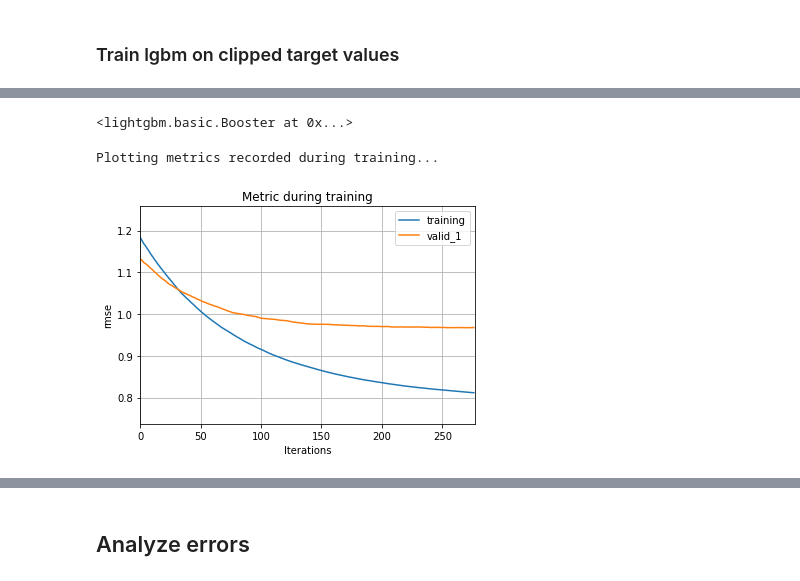
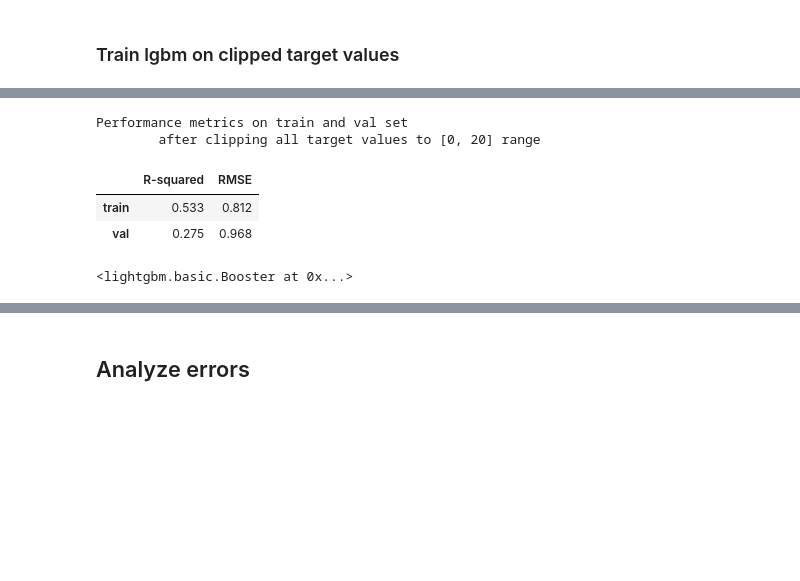
Before and after one commit to JojoYY/Coursera_Kaggle_Project, a Jupyter notebook: Tree_based_models.ipynb, the cells around one changed output, grey strips where cells are left out. Saved outputs shown, nothing was run; the diff lists cells and outputs as text; code cells hidden in the pictures; blank space fills up the shorter version.

```diff
--- a/Tree_based_models.ipynb
+++ b/Tree_based_models.ipynb
@@ -206,8 +169,8 @@ udf.train_val_metrics(y_train, pred_train, y_val, pred_val,
 # %% [markdown]
 ### Train lgbm on clipped target values
 # %%
-# model training with early stopping
-lgb_params = {
+# wtih new class: model training with early stopping
+clip_params = {
                'max_depth': 8,  # reduce to increase regularization
                'bagging_fraction': 0.6,
                'feature_fraction': 0.7, # reduce to increase regularization
@@ -219,15 +182,14 @@ lgb_params = {
                'nthread':4, # parallel computation
                'verbose':0
               }
-num_rounds = 2500
+clip_rounds = 1000
 
-lgb_train_clip = lgb.Dataset(X_train, label=y_train_clip)
-lgb_val_clip = lgb.Dataset(X_val, label=y_val_clip, reference=lgb_train_clip)
-evals_result_clip = {}  # to record eval results for plotting
-
-bst_clip = lgb.train(lgb_params, lgb_train_clip, num_rounds, valid_sets=[lgb_train_clip, lgb_val_clip],
-                early_stopping_rounds=20,
-                keep_training_booster=True,
-                categorical_feature=['item_id', 'shop_id', 'item_category_id', 'item_category_group', 'shop_city'],
-                evals_result=evals_result_clip,
-                verbose_eval=20)
+lgbm_clip = udf.TrainLgbm(lgb_params=clip_params,
+                          X_train=X_train,
+                          y_train=y_train_clip,
+                          num_rounds=clip_rounds,
+                          X_val=X_val,
+                          y_val=y_val_clip,
+                          categoricals=categ_cols,
+                          stopping_rounds=20,
+                          verbose_eval=10)
@@ -254,0 +196,2 @@ Early stopping, best iteration is:
+# %%
+bst_clip = lgbm_clip.train_early_stop()
@@ -255 +229,9 @@ Early stopping, best iteration is:
+# %%
+lgbm_clip.train_test_metrics(clip=True)
+# %% [output]
+Performance metrics on train and val set
+        after clipping all target values to [0, 20] range
+|  | R-squared | RMSE |
+| train | 0.533 | 0.812 |
+| val | 0.275 | 0.968 |
 # %%
@@ -257,9 +239,2 @@ bst_clip.save_model('lgbm_bst_model_clip.txt', num_iteration=bst_clip.best_itera
 # %% [output]
 <lightgbm.basic.Booster at 0x...>
-# %%
-print('Plotting metrics recorded during training...')
-ax = lgb.plot_metric(evals_result_clip)
-plt.show()
-# %% [output]
-Plotting metrics recorded during training...
-[figure, removed]
```
Also changed, not shown: parts of 27 cells of this notebook, 1 other file.
